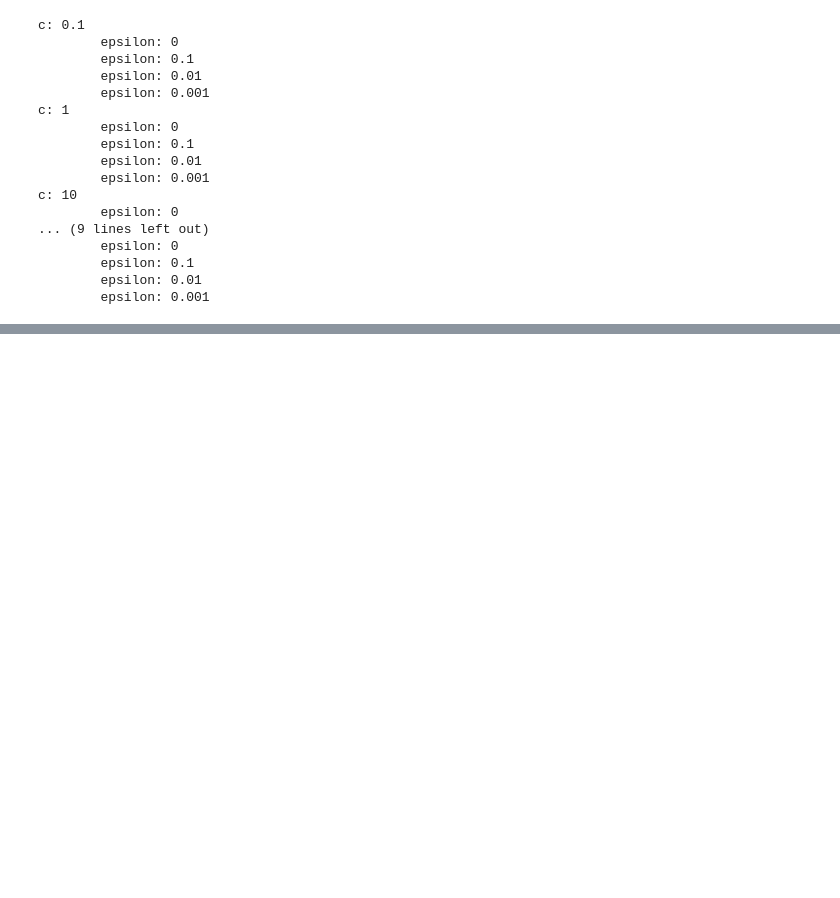
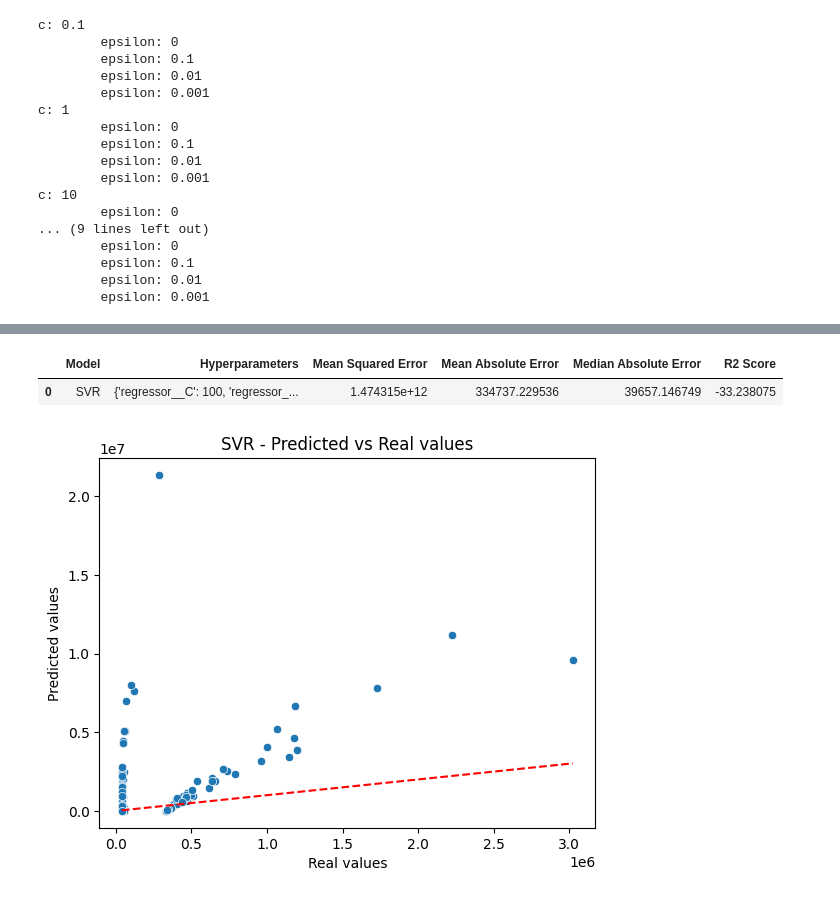
Before and after one commit to pierre-jezegou/fib-ml-project, a Jupyter notebook: models/svm.ipynb, the cells around one changed output, grey strips where cells are left out. Saved outputs shown, nothing was run; the diff lists cells and outputs as text; code cells hidden in the pictures; blank space fills up the shorter version.

```diff
--- a/models/svm.ipynb
+++ b/models/svm.ipynb
@@ -193,0 +162,7 @@ sns.scatterplot(x=y_test_inv.reshape(-1), y=y_pred_inv.reshape(-1))
+# %%
+plot_ypred_vs_yreal(y_test, y_pred_best_svr, model, False, True)
+write_metrics_in_csv(y_test, y_pred_best_svr, model, grid_search.best_params_)
+# %% [output]
+|  | Model | Hyperparameters | Mean Squared Error | Mean Absolute Error | Median Absolute Error | R2 Score |
+| 0 | SVR | {'regressor__C': 100, 'regressor_... | 1.474315e+12 | 334737.229536 | 39657.146749 | -33.238075 |
+[figure, added]
```
Also changed, not shown: parts of 15 cells of this notebook.
